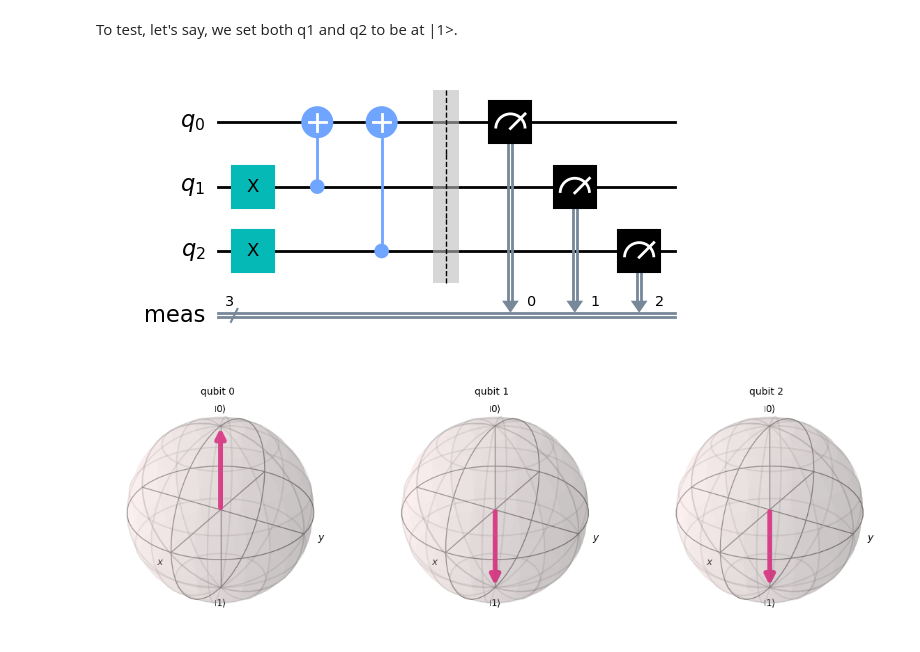
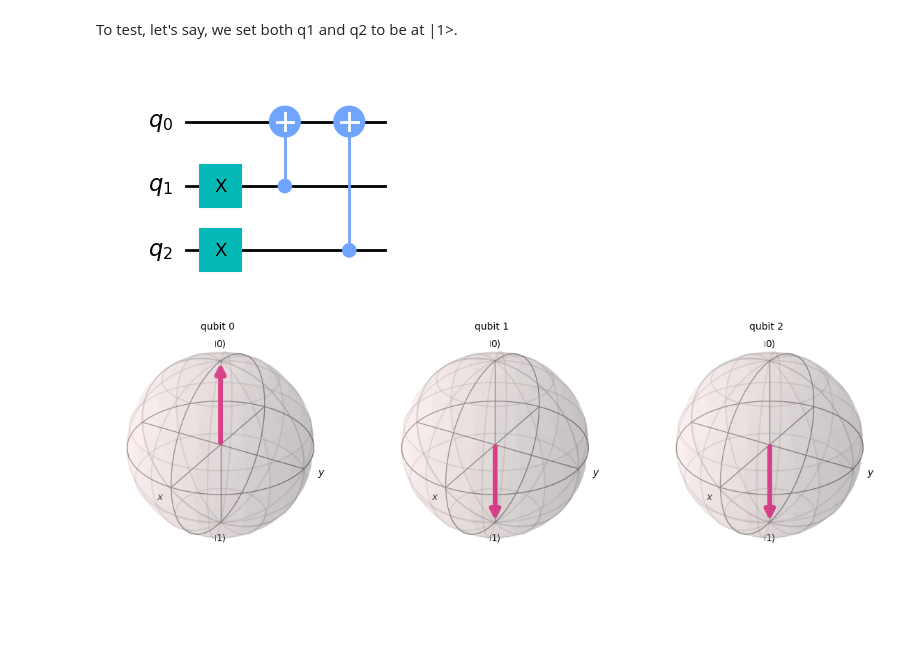
Before and after one commit to chottoamii/QLearn-Assets, a Jupyter notebook: codes/Quantum Gates/cnot_gate.ipynb, the cells around one changed output. Saved outputs shown, nothing was run; the diff lists cells and outputs as text; code cells hidden in the pictures; blank space fills up the shorter version.

```diff
--- a/codes/Quantum Gates/cnot_gate.ipynb
+++ b/codes/Quantum Gates/cnot_gate.ipynb
@@ -184,16 +186,14 @@ To test, let's say, we set both q1 and q2 to be at |1>.
 # %%
 qc = QuantumCircuit(3)
 
 qc.x(1)
 qc.x(2)
 qc.cx(1,0)
 qc.cx(2,0)
 
-qc.measure_all()
-
 qc.draw('mpl')
 # %% [output]
-[figure, old version]
+[figure, new version]
 # %%
 plot_bloch_multivector(get_state_vector(qc))
 # %% [output]
```
Also changed, not shown: parts of 10 cells of this notebook, 10 other files.
